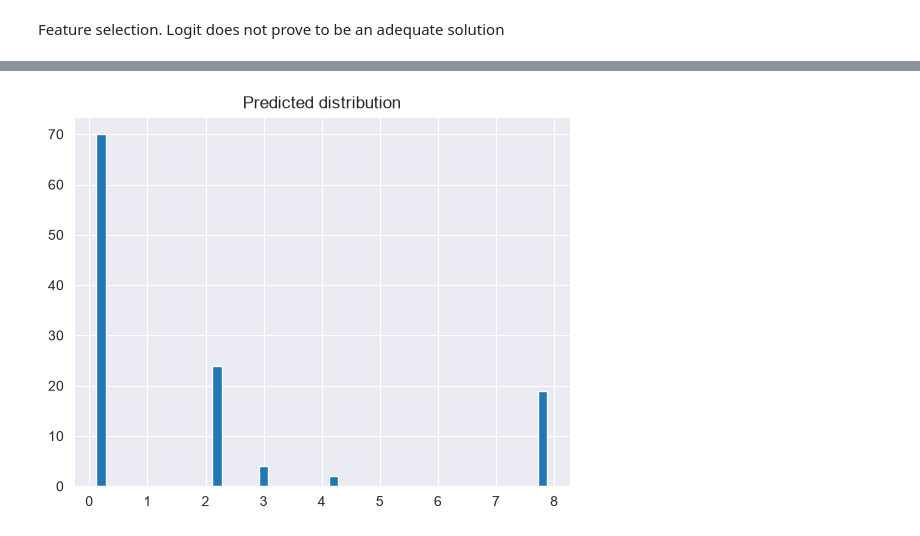
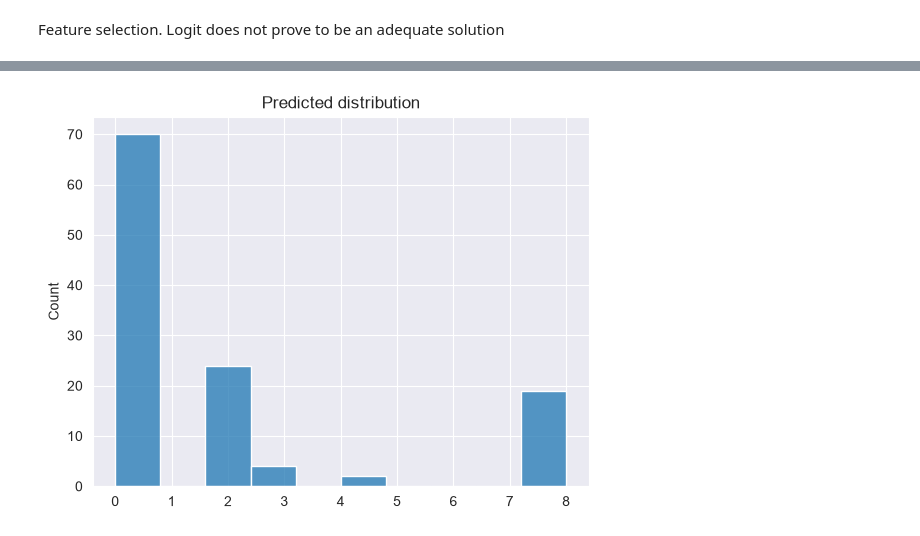
Before and after one commit to Gorlevichd/pension_fund_PD, a Jupyter notebook: model.ipynb, the cells around one changed output, grey strips where cells are left out. Cells and saved outputs as stored; diff of their text form; code cells hidden in the pictures.

Commit message:
Fixed graph

```diff
--- a/model.ipynb
+++ b/model.ipynb
@@ -404,13 +404,13 @@ Accuracy: 0.6428571428571429
 # %%
 X, Y = df_train.drop(columns = 'Rating Class'), df_train['Rating Class'].astype(int)
 pred = model.predict(X)
 fig, ax = plt.subplots()
 
-ax.hist(pred, bins = 20, rwidth = 0.4)
+sns.histplot(pred)
 
 ax.set_title('Predicted distribution')
 
 plt.show()
 fig.savefig('images/rate_dist.png')
 # %% [output]
-[figure, old version]
+[figure, new version]
```
Also changed, not shown: parts of 4 cells of this notebook, 1 other file.
